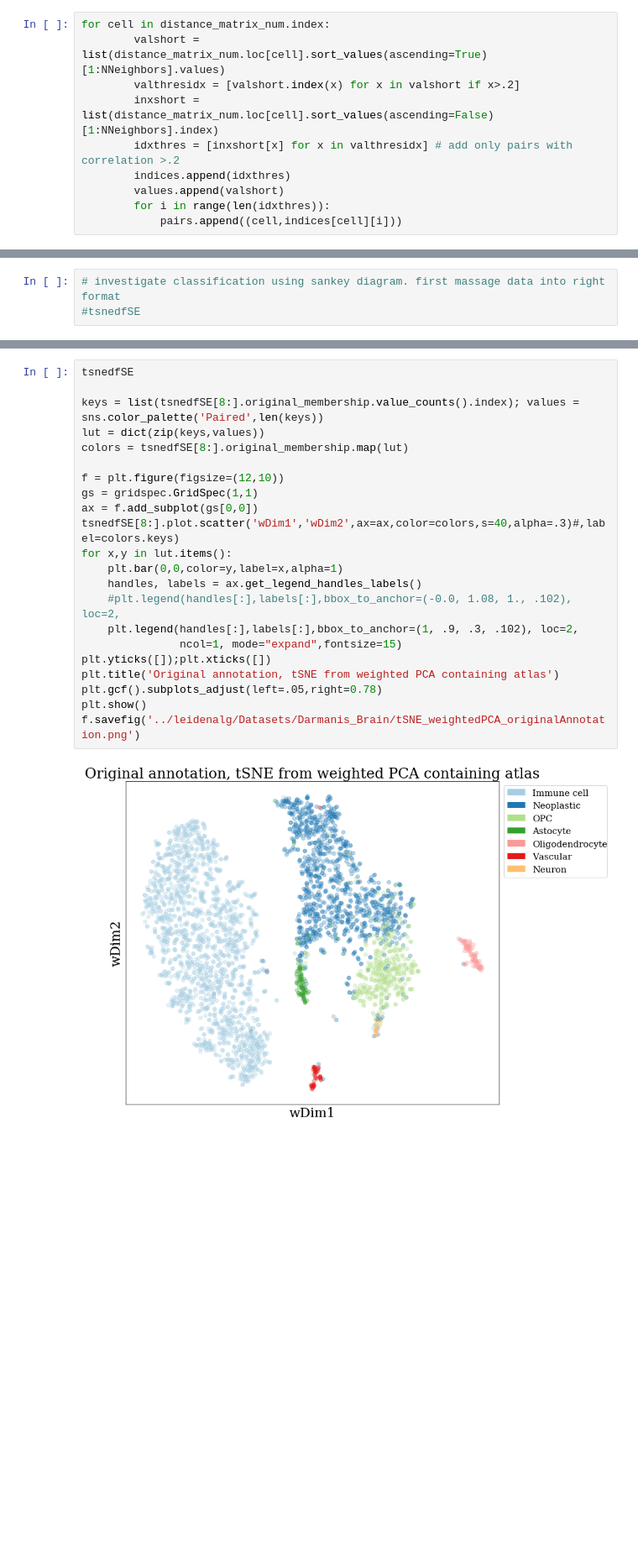
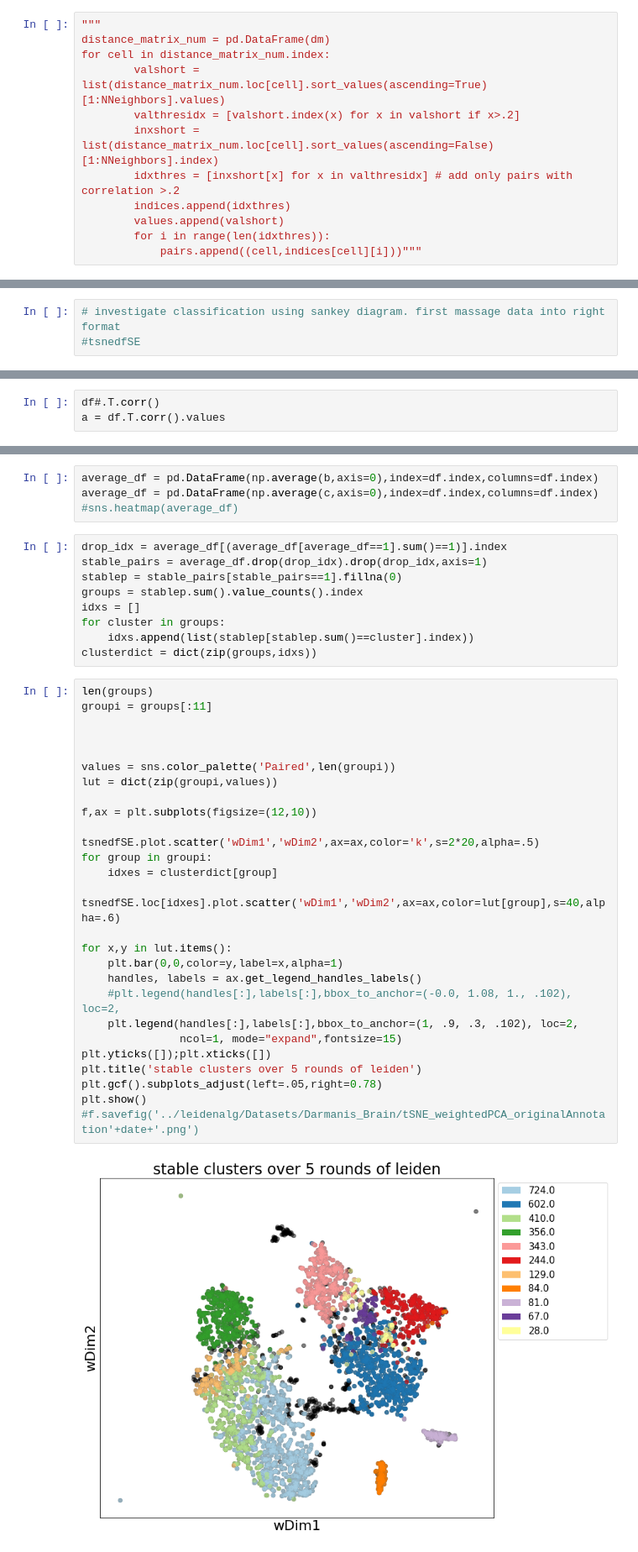
Before and after one commit to BojkArth/semiAnnotate, a Jupyter notebook: 20190708_SpyrosSemiAnnotate_noFetal.ipynb, the cells around one changed output, grey strips where cells are left out. Shown at 84% size. Drawn from its saved outputs; the diff is of its cells as text; blank space fills up the shorter version.

```diff
--- a/20190708_SpyrosSemiAnnotate_noFetal.ipynb
+++ b/20190708_SpyrosSemiAnnotate_noFetal.ipynb
@@ -159,4 +367,6 @@ distance_matrix_num = pd.DataFrame(dm)
 # %%
+"""
+distance_matrix_num = pd.DataFrame(dm)
 for cell in distance_matrix_num.index:
         valshort = list(distance_matrix_num.loc[cell].sort_values(ascending=True)[1:NNeighbors].values)
         valthresidx = [valshort.index(x) for x in valshort if x>.2]
@@ -165,4 +375,4 @@ for cell in distance_matrix_num.index:
         indices.append(idxthres)
         values.append(valshort)
         for i in range(len(idxthres)):
-            pairs.append((cell,indices[cell][i]))
+            pairs.append((cell,indices[cell][i]))"""
@@ -595,0 +1016,3 @@ sankey_BB(tsnedf[8:],**kw)
+# %%
+df#.T.corr()
+a = df.T.corr().values
@@ -596,24 +1062,42 @@ sankey_BB(tsnedf[8:],**kw)
+# %%
+average_df = pd.DataFrame(np.average(b,axis=0),index=df.index,columns=df.index)
+average_df = pd.DataFrame(np.average(c,axis=0),index=df.index,columns=df.index)
+#sns.heatmap(average_df)
+# %%
+drop_idx = average_df[(average_df[average_df==1].sum()==1)].index
+stable_pairs = average_df.drop(drop_idx).drop(drop_idx,axis=1)
+stablep = stable_pairs[stable_pairs==1].fillna(0)
+groups = stablep.sum().value_counts().index
+idxs = []
+for cluster in groups:
+    idxs.append(list(stablep[stablep.sum()==cluster].index))
+clusterdict = dict(zip(groups,idxs))
 # %%
-tsnedfSE
+len(groups)
+groupi = groups[:11]
 
-keys = list(tsnedfSE[8:].original_membership.value_counts().index); values = sns.color_palette('Paired',len(keys))
-lut = dict(zip(keys,values))
-colors = tsnedfSE[8:].original_membership.map(lut)
 
-f = plt.figure(figsize=(12,10))
-gs = gridspec.GridSpec(1,1)
-ax = f.add_subplot(gs[0,0])
-tsnedfSE[8:].plot.scatter('wDim1','wDim2',ax=ax,color=colors,s=40,alpha=.3)#,label=colors.keys)
+
+values = sns.color_palette('Paired',len(groupi))
+lut = dict(zip(groupi,values))
+
+f,ax = plt.subplots(figsize=(12,10))
+
+tsnedfSE.plot.scatter('wDim1','wDim2',ax=ax,color='k',s=2*20,alpha=.5)
+for group in groupi:
+    idxes = clusterdict[group]
+    tsnedfSE.loc[idxes].plot.scatter('wDim1','wDim2',ax=ax,color=lut[group],s=40,alpha=.6)
+
 for x,y in lut.items():
     plt.bar(0,0,color=y,label=x,alpha=1)
     handles, labels = ax.get_legend_handles_labels()
     #plt.legend(handles[:],labels[:],bbox_to_anchor=(-0.0, 1.08, 1., .102), loc=2,
     plt.legend(handles[:],labels[:],bbox_to_anchor=(1, .9, .3, .102), loc=2,
                ncol=1, mode="expand",fontsize=15)
 plt.yticks([]);plt.xticks([])
-plt.title('Original annotation, tSNE from weighted PCA containing atlas')
+plt.title('stable clusters over 5 rounds of leiden')
 plt.gcf().subplots_adjust(left=.05,right=0.78)
 plt.show()
-f.savefig('../leidenalg/Datasets/Darmanis_Brain/tSNE_weightedPCA_originalAnnotation.png')
+#f.savefig('../leidenalg/Datasets/Darmanis_Brain/tSNE_weightedPCA_originalAnnotation'+date+'.png')
 # %% [output]
-[figure, old version]
+[figure, new version]
```
Also changed, not shown: parts of 60 cells of this notebook, 1 other file.
